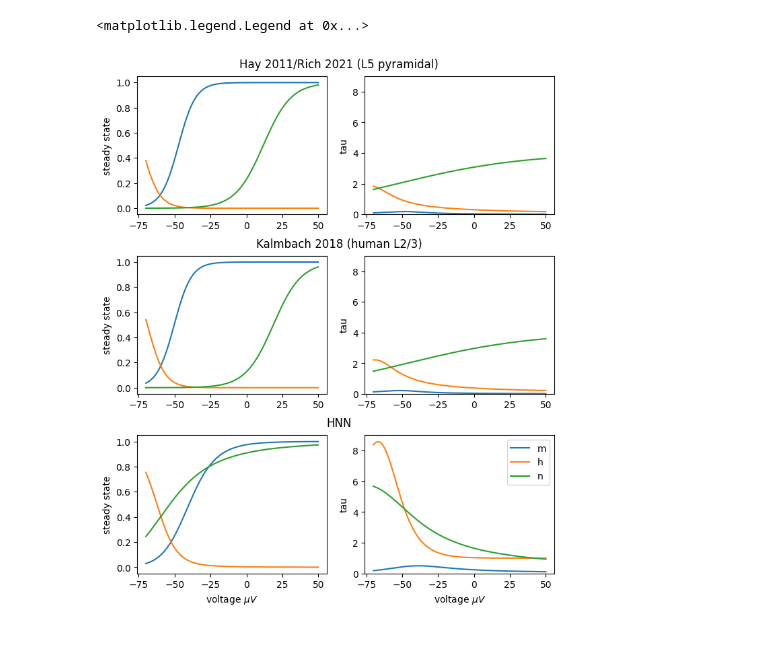
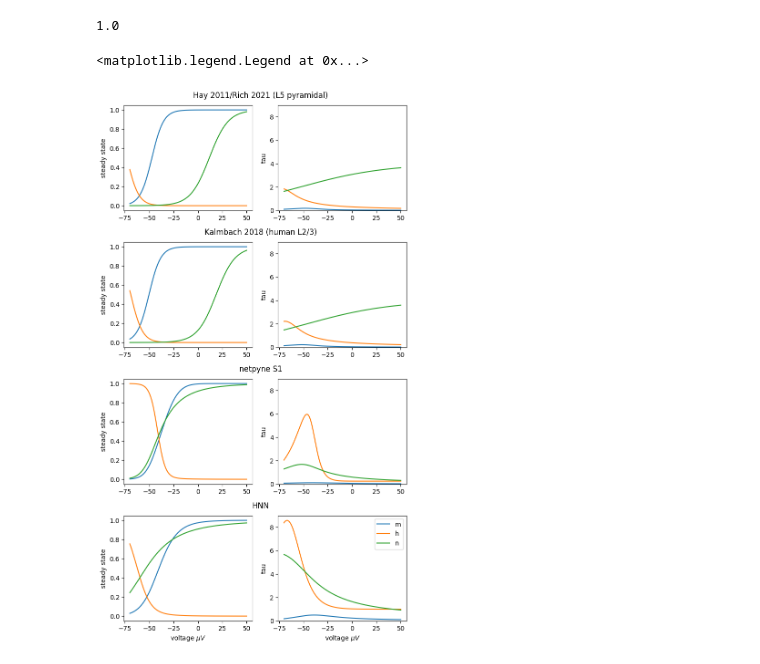
Before and after one commit to katduecker/hh2_dev, a Jupyter notebook: L5_pyramidal_models.ipynb, the cells around one changed output. Saved outputs shown, nothing was run; the diff lists cells and outputs as text; code cells hidden in the pictures.

Commit message:
add netpyne s1 hh2

```diff
--- a/L5_pyramidal_models.ipynb
+++ b/L5_pyramidal_models.ipynb
@@ -82,6 +82,40 @@ def kalmbach2018(v):
     nTau =  0.2*20.000/(1+np.exp(((v -(-46.560 + vshift))/(-44.140))))
 
     return mInf, hInf, nInf, mTau, hTau,  nTau
+# %%
+3.0 ** ((36-36)/ 10 )
+# %% [output]
+1.0
+# %%
+# Netpyne S1 https://github.com/suny-downstate-medical-center/S1_Thal_NetPyNE_Frontiers_2022/blob/main/sim/mod/HH2.mod#L88-L91
+
+def netpyne_s1(v):
+
+  celsius = 36 # not super sure
+  vtraub  = -63
+  tadj = 3.0 ** ((celsius-36)/ 10 ) # Q10 was assumed to be 3 for both currents
+
+  v2 = v - vtraub
+
+  a = 0.32 * (13-v2) / (np.exp((13-v2)/4) - 1)
+  a = 0.32 * vtrap(13-v2, 4)
+  b = 0.28 * (v2-40) / (np.exp((v2-40)/5) - 1)
+  b = 0.28 * vtrap(v2-40, 5)
+  mTau = 1 / (a + b) / tadj
+  mInf = a / (a + b)
+
+  a = 0.128 * np.exp((17-v2)/18)
+  b = 4 / ( 1 + np.exp((40-v2)/5) )
+  hTau = 1 / (a + b) / tadj
+  hInf = a / (a + b)
+
+  a = 0.032 * (15-v2) / (np.exp((15-v2)/5) - 1)
+  a = 0.032 * vtrap(15-v2, 5)
+  b = 0.5 * np.exp((10-v2)/40)
+  nTau = 1 / (a + b) / tadj
+  nInf = a / (a + b)
+
+  return mInf, hInf, nInf, mTau, hTau,  nTau
 # %%
 # HNN
 
@@ -110,10 +144,10 @@ def HNN(v):
   return mInf, hInf, nInf, mTau, hTau,  nTau
 # %%
 v_all = np.linspace(-70,50,10000)
-mods = [rich2021, kalmbach2018, HNN]
-model_name = ['Hay 2011/Rich 2021 (L5 pyramidal)', 'Kalmbach 2018 (human L2/3)', 'HNN']
+mods = [rich2021, kalmbach2018, netpyne_s1, HNN]
+model_name = ['Hay 2011/Rich 2021 (L5 pyramidal)', 'Kalmbach 2018 (human L2/3)', 'netpyne S1','HNN']
 # %%
-fig, ax = plt.subplots(3,1, figsize=(8,8), sharex=True)
+fig, ax = plt.subplots(4,1, figsize=(8,12), sharex=True)
 
 # clear subplots
 for a in ax:
@@ -122,31 +156,31 @@ for a in ax:
 # add subfigure per subplot
 gridspec = ax[0].get_subplotspec().get_gridspec()
 subfigs = [fig.add_subfigure(gs) for gs in gridspec]
 
 for row, subfig in enumerate(subfigs):
   subfig.suptitle(model_name[row])
 
   acti = np.empty((v_all.shape[0],6))
   for i,v in enumerate(v_all):
     acti[i] = mods[row](v)
 
 
   ax = subfig.subplots(nrows=1,ncols=2)
   # activation
   ax[0].plot(v_all,acti[:,0])
   ax[0].plot(v_all,acti[:,1])
   ax[0].plot(v_all,acti[:,2])
   ax[0].set_ylabel('steady state')
   ax[1].plot(v_all,acti[:,3], label='m')
   ax[1].plot(v_all,acti[:,4], label='h')
   ax[1].plot(v_all,acti[:,5], label='n')
   ax[1].set_ylabel('tau')
   ax[1].set_ylim([0, 9])
 
 ax[0].set_xlabel('voltage $\mu V$')
 ax[1].set_xlabel('voltage $\mu V$')
 ax[1].legend()
 #fig.tight_layout()
 # %% [output]
 <matplotlib.legend.Legend at 0x...>
-[figure, old version]
+[figure, new version]
```
